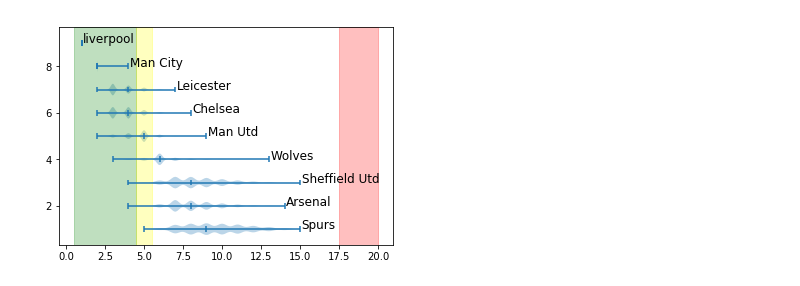
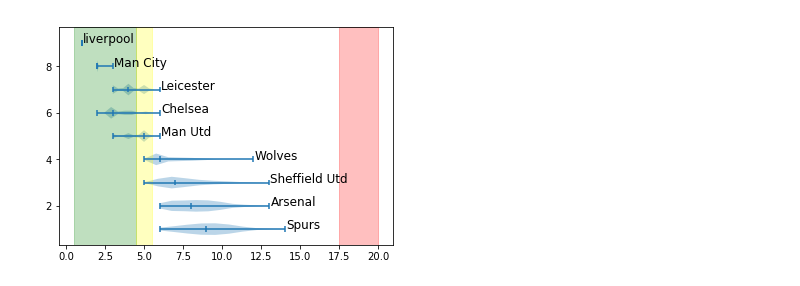
Before and after one commit to agthain/PremierLeagueModel, a Jupyter notebook: 2020PremierLeagueModel.ipynb, the cells around one changed output. Cells and saved outputs as stored; diff of their text form; code cells hidden in the pictures.

Commit message:
Add files via upload
Updated charting

```diff
--- a/2020PremierLeagueModel.ipynb
+++ b/2020PremierLeagueModel.ipynb
@@ -59,37 +69,37 @@ def matches(simType):
 
     MW = pd.DataFrame(columns=['Team', 'Goals', 'Goal Diff','pts'])
 
-    df = match('Spurs','Everton',simType)
+    df = match('Spurs','Everton','Complete',1,0)
     MW = MW.append(df,ignore_index=True)
 
-    df = match('Crystal Palace','Chelsea',simType)
+    df = match('Crystal Palace','Chelsea','Complete',2,3)
     MW = MW.append(df,ignore_index=True)
 
-    df = match('Watford','Norwich',simType)
+    df = match('Watford','Norwich','Complete',2,1)
     MW = MW.append(df,ignore_index=True)
 
-    df = match('Arsenal','Leicester',simType)
+    df = match('Arsenal','Leicester','Complete',1,1)
     MW = MW.append(df,ignore_index=True)
 
-    df = match('Man City','Newcastle',simType)
+    df = match('Man City','Newcastle','Complete',5,0)
     MW = MW.append(df,ignore_index=True)
 
-    df = match('Sheffield Utd','Wolves',simType)
+    df = match('Sheffield Utd','Wolves','Complete',1,0)
     MW = MW.append(df,ignore_index=True)
 
-    df = match('West Ham','Burnley',simType)
+    df = match('West Ham','Burnley','Complete',0,1)
     MW = MW.append(df,ignore_index=True)
 
-    df = match('Brighton','Liverpool',simType)
+    df = match('Brighton','Liverpool','Complete',1,3)
     MW = MW.append(df,ignore_index=True)
 
-    df = match('Bournemouth','Spurs',simType)
+    df = match('Bournemouth','Spurs','Complete',0,0)
     MW = MW.append(df,ignore_index=True)
 
-    df = match('Everton','Southampton',simType)
+    df = match('Everton','Southampton','Complete',1,1)
     MW = MW.append(df,ignore_index=True)
 
-    df = match('Aston Villa','Man Utd',simType)
+    df = match('Aston Villa','Man Utd','Complete',0,3)
     MW = MW.append(df,ignore_index=True)
 
     df = match('Norwich','West Ham',simType)
@@ -360,10 +319,13 @@ pts = [
 
 table = pd.DataFrame({'Team':teams,'Goals':np.full(20,0),'Goal Diff':GoalDiff,'pts':pts})
 # %%
+numSim = 1000
+start = datetime.datetime.now()
+
 LeagueSim = pd.DataFrame(columns=['Team', 'Goal Differnce', 'Points','CL'])
 p = 1
 
-for x in range(1,10001):
+for x in range(1,numSim+1):
     MW = matches(simType)
 
     MW = MW.append(table,ignore_index=True)
@@ -372,13 +334,23 @@ for x in range(1,10001):
 
     LeagueSim = LeagueSim.append(df,ignore_index=True)
 
-    pn = round(10001 / 10,0)
+    pn = round(numSim+1 / 10,0)
 
     if x == (p*pn):
 
         print(str(round(p/10,2)*100)+'% done')
 
         p = p + 1
+
+    elif x == 100:
+
+        end = datetime.datetime.now()
+
+        time = end - start
+
+        remainingTime = (((numSim / 100) * time) - time) / 60
+
+        print('100 done so far, minutes remaining:',remainingTime)
 # %% [output]
 A value is trying to be set on a copy of a slice from a DataFrame
 
@@ -423,35 +387,37 @@ plt.violinplot(dataset = [LeagueSim[LeagueSim.Team == 'Spurs']["Pos"].values,
                            LeagueSim[LeagueSim.Team == 'Arsenal']["Pos"].values,
                          LeagueSim[LeagueSim.Team == 'Sheffield Utd']["Pos"].values,
                           LeagueSim[LeagueSim.Team == 'Wolves']["Pos"].values,
                           LeagueSim[LeagueSim.Team == 'Man Utd']["Pos"].values,
                           LeagueSim[LeagueSim.Team == 'Chelsea']["Pos"].values,
                           LeagueSim[LeagueSim.Team == 'Leicester']["Pos"].values,
                           LeagueSim[LeagueSim.Team == 'Man City']["Pos"].values,
                           LeagueSim[LeagueSim.Team == 'Liverpool']["Pos"].values] ,
                    showmeans=False,
                    showmedians=True,
-                   vert=False)
+                   vert=False,
+                   points=10
+              )
 
 
 
 
 plt.text(LeagueSim[LeagueSim.Team == 'Spurs']["Pos"].max()+.1, 1, r'Spurs', fontsize=12)
 plt.text(LeagueSim[LeagueSim.Team == 'Arsenal']["Pos"].max()+.1, 2, r'Arsenal', fontsize=12)
 plt.text(LeagueSim[LeagueSim.Team == 'Sheffield Utd']["Pos"].max()+.1, 3, r'Sheffield Utd', fontsize=12)
 plt.text(LeagueSim[LeagueSim.Team == 'Wolves']["Pos"].max()+.1, 4, r'Wolves', fontsize=12)
 plt.text(LeagueSim[LeagueSim.Team == 'Man Utd']["Pos"].max()+.1, 5, r'Man Utd', fontsize=12)
 plt.text(LeagueSim[LeagueSim.Team == 'Chelsea']["Pos"].max()+.1, 6, r'Chelsea', fontsize=12)
 plt.text(LeagueSim[LeagueSim.Team == 'Leicester']["Pos"].max()+.1, 7, r'Leicester', fontsize=12)
 plt.text(LeagueSim[LeagueSim.Team == 'Man City']["Pos"].max()+.1, 8, r'Man City', fontsize=12)
 plt.text(LeagueSim[LeagueSim.Team == 'Liverpool']["Pos"].max()+.1, 9, r'liverpool', fontsize=12)
 
 plt.axvspan(.5, 4.5, color='green', alpha=0.25)
 plt.axvspan(4.5, 5.5, color='yellow', alpha=0.25)
 plt.axvspan(17.5, 20, color='red', alpha=0.25)
 
 plt.show()
 # %% [output]
-[figure, old version]
+[figure, new version]
 # %%
 plt.violinplot(LeagueSim[LeagueSim.Team == 'Man Utd']["Pos"].values,
                     showmeans=False,
```
Also changed, not shown: parts of 10 cells of this notebook.
